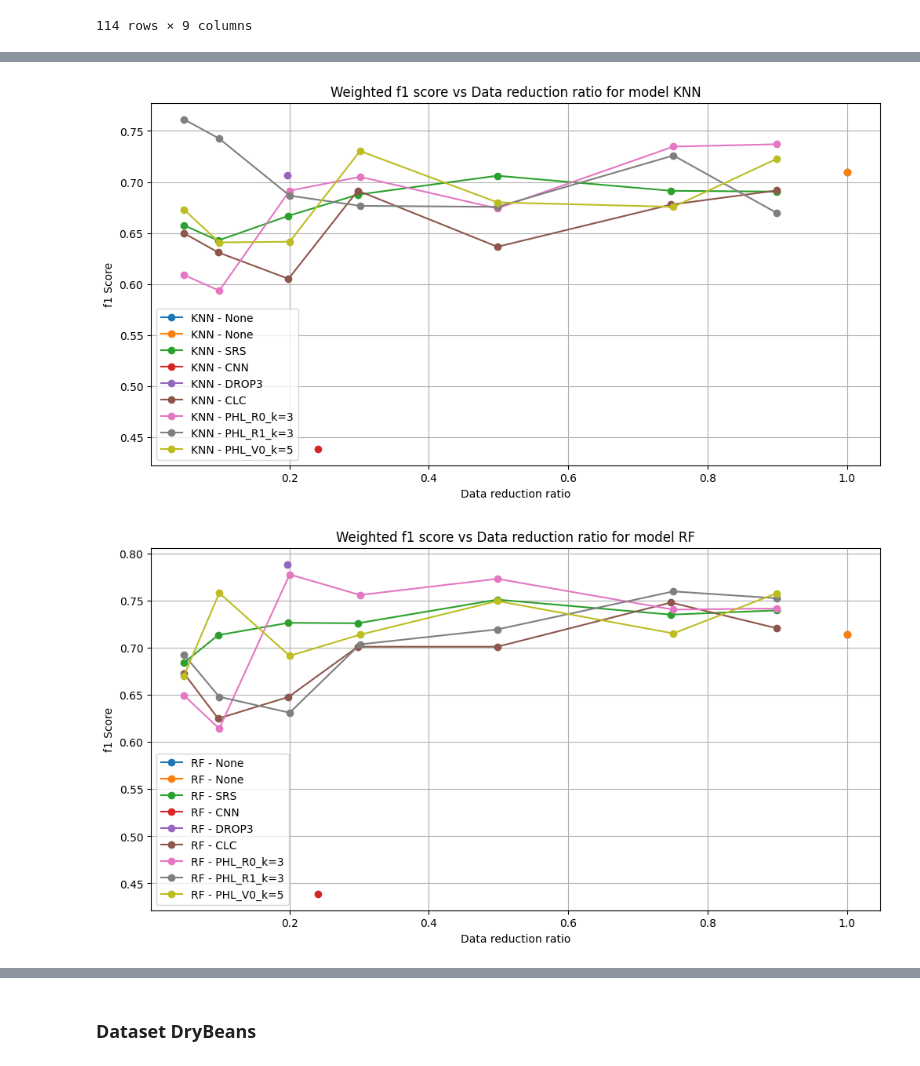
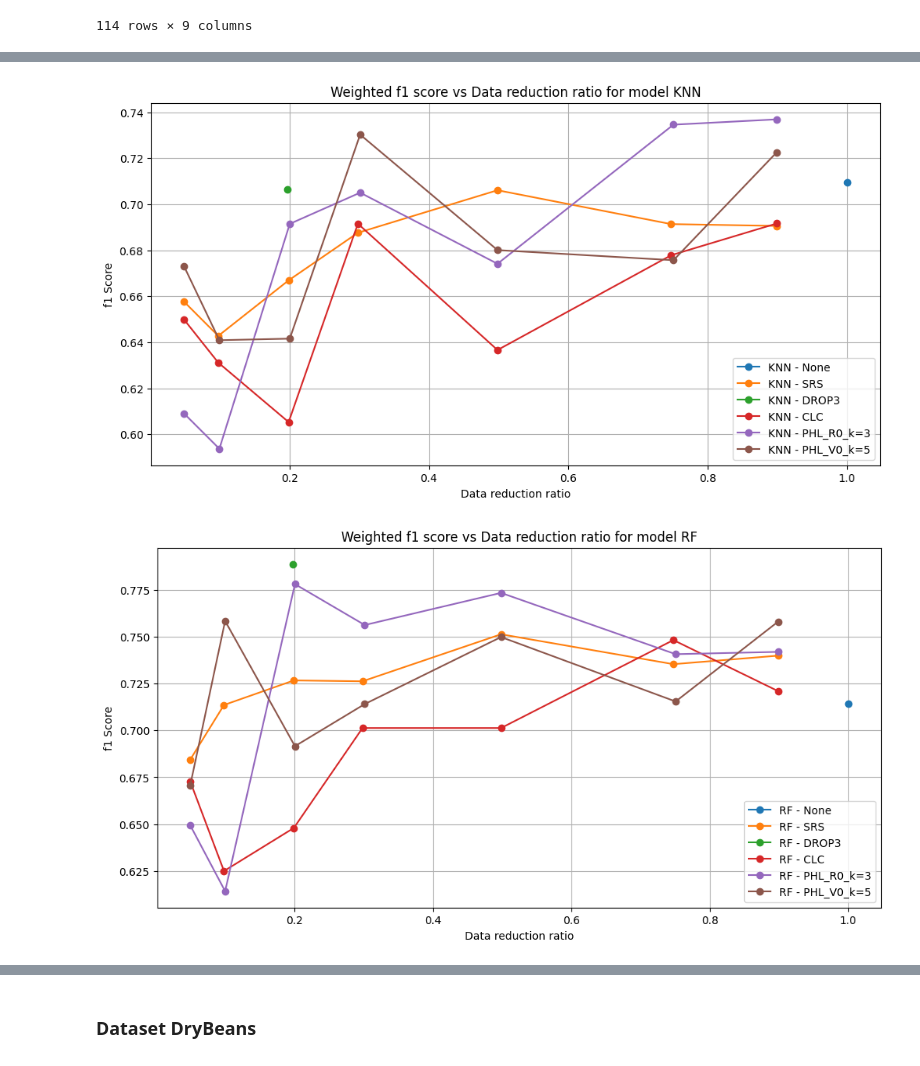
Before and after one commit to santimndez/PHL_for_instance_selection, a Jupyter notebook: src/notebooks/experiment_analysis.ipynb, the cells around one changed output, grey strips where cells are left out. Cells and saved outputs as stored; diff of their text form; code cells hidden in the pictures.

```diff
--- a/src/notebooks/experiment_analysis.ipynb
+++ b/src/notebooks/experiment_analysis.ipynb
@@ -196,23 +196,21 @@ plot_accuracy()
 # %%
 def plot_f1():
     for model_name in results['model'].unique():
         plt.figure(figsize=(12, 6))
-        plt.plot(results[(results['model'] == model_name) & (results['reduction_method'] == 'None')]['reduction_ratio'],
-                results[(results['model'] == model_name) & (results['reduction_method'] == 'None')]['f1'],
-                label=f'{model_name} - None', marker='o')
         for reduction_method in results['reduction_method'].unique():
-            plt.plot(results[(results['model'] == model_name) & (results['reduction_method'] == reduction_method)]['reduction_ratio'],
-                    results[(results['model'] == model_name) & (results['reduction_method'] == reduction_method)]['f1'],
-                    label=f'{model_name} - {reduction_method}', marker='o')
+            if reduction_method not in ['CNN', 'PHL_R1_k=3']:
+                plt.plot(results[(results['model'] == model_name) & (results['reduction_method'] == reduction_method)]['reduction_ratio'],
+                        results[(results['model'] == model_name) & (results['reduction_method'] == reduction_method)]['f1'],
+                        label=f'{model_name} - {reduction_method}', marker='o')
         plt.title(f'Weighted f1 score vs Data reduction ratio for model {model_name}')
         plt.xlabel('Data reduction ratio')
         plt.ylabel('f1 Score')
         plt.legend()
         plt.grid()
         # plt.savefig(f'{results_folder}/f1_vs_reduction_ratio_{model_name}.png')
         plt.show()
 
 plot_f1()
 # %% [output]
-[figure, old version]
+[figure, new version]
-[figure, old version]
+[figure, new version]
```
Also changed, not shown: parts of 16 cells of this notebook, 3 other files.
